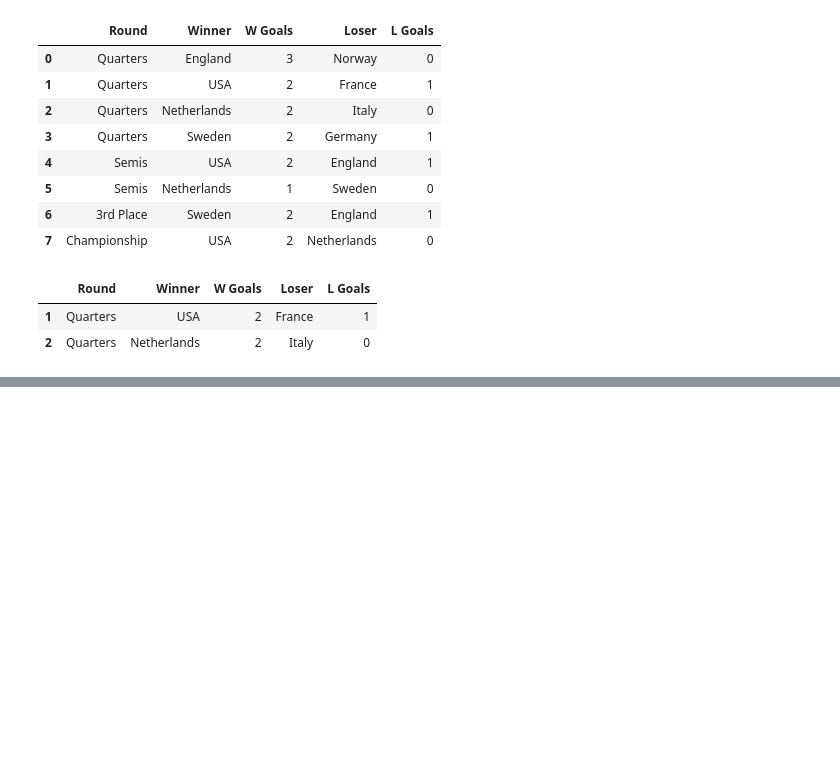
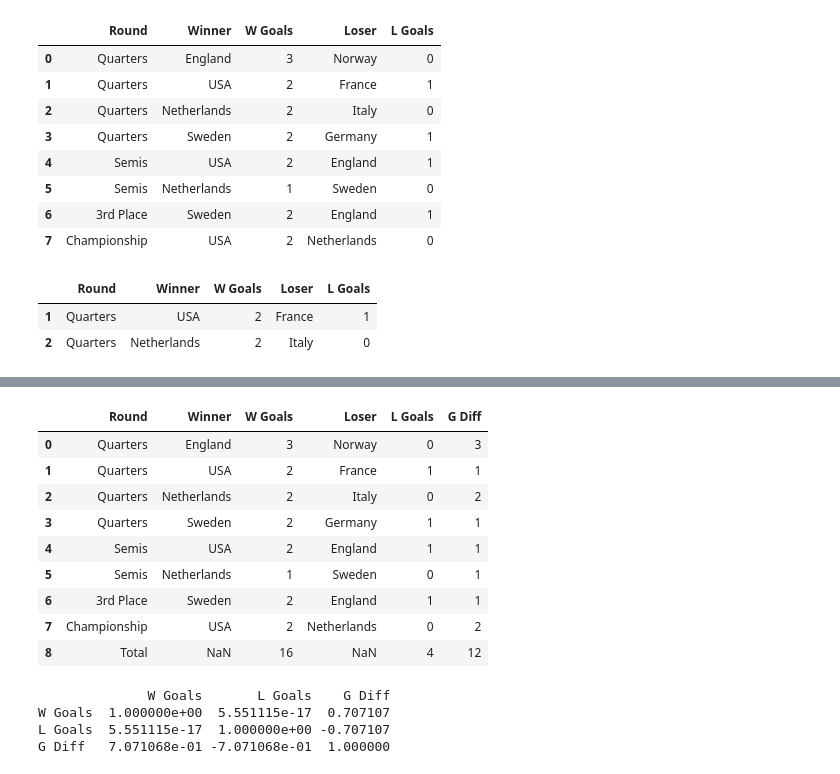
Before and after one commit to jinjiaacademy/MIT6001_2, a Jupyter notebook: figure_code/Chapter 23 Exploring Data with Pandas.ipynb, the cells around one changed output, grey strips where cells are left out. Saved outputs shown, nothing was run; the diff lists cells and outputs as text; code cells hidden in the pictures; blank space fills up the shorter version.

```diff
--- a/figure_code/Chapter 23 Exploring Data with Pandas.ipynb
+++ b/figure_code/Chapter 23 Exploring Data with Pandas.ipynb
@@ -304,0 +435,2 @@ KeyError: "None of [Index(['Semis'], dtype='object')] are in the [index]"
+# %%
+wwc['G Diff'] = wwc['W Goals'] - wwc['L Goals']
@@ -304,0 +449,28 @@ KeyError: "None of [Index(['Semis'], dtype='object')] are in the [index]"
+# %%
+new_row_dict = {'Round':['Total'],
+               'W Goals':[wwc['W Goals'].sum()],
+               'L Goals':[wwc['L Goals'].sum()],
+               'G Diff':[wwc['G Diff'].sum()]}
+# %%
+new_row = pd.DataFrame(new_row_dict)
+wwc = pd.concat([wwc, new_row], sort=False).reset_index(drop=True)
+# %%
+wwc
+# %% [output]
+|  | Round | Winner | W Goals | Loser | L Goals | G Diff |
+| 0 | Quarters | England | 3 | Norway | 0 | 3 |
+| 1 | Quarters | USA | 2 | France | 1 | 1 |
+| 2 | Quarters | Netherlands | 2 | Italy | 0 | 2 |
+| 3 | Quarters | Sweden | 2 | Germany | 1 | 1 |
+| 4 | Semis | USA | 2 | England | 1 | 1 |
+| 5 | Semis | Netherlands | 1 | Sweden | 0 | 1 |
+| 6 | 3rd Place | Sweden | 2 | England | 1 | 1 |
+| 7 | Championship | USA | 2 | Netherlands | 0 | 2 |
+| 8 | Total | NaN | 16 | NaN | 4 | 12 |
+# %%
+print(wwc.loc[wwc['Round']!='Total'].corr(method='pearson'))
+# %% [output]
+              W Goals       L Goals    G Diff
+W Goals  1.000000e+00  5.551115e-17  0.707107
+L Goals  5.551115e-17  1.000000e+00 -0.707107
+G Diff   7.071068e-01 -7.071068e-01  1.000000
```
Also changed, not shown: parts of 28 cells of this notebook.
